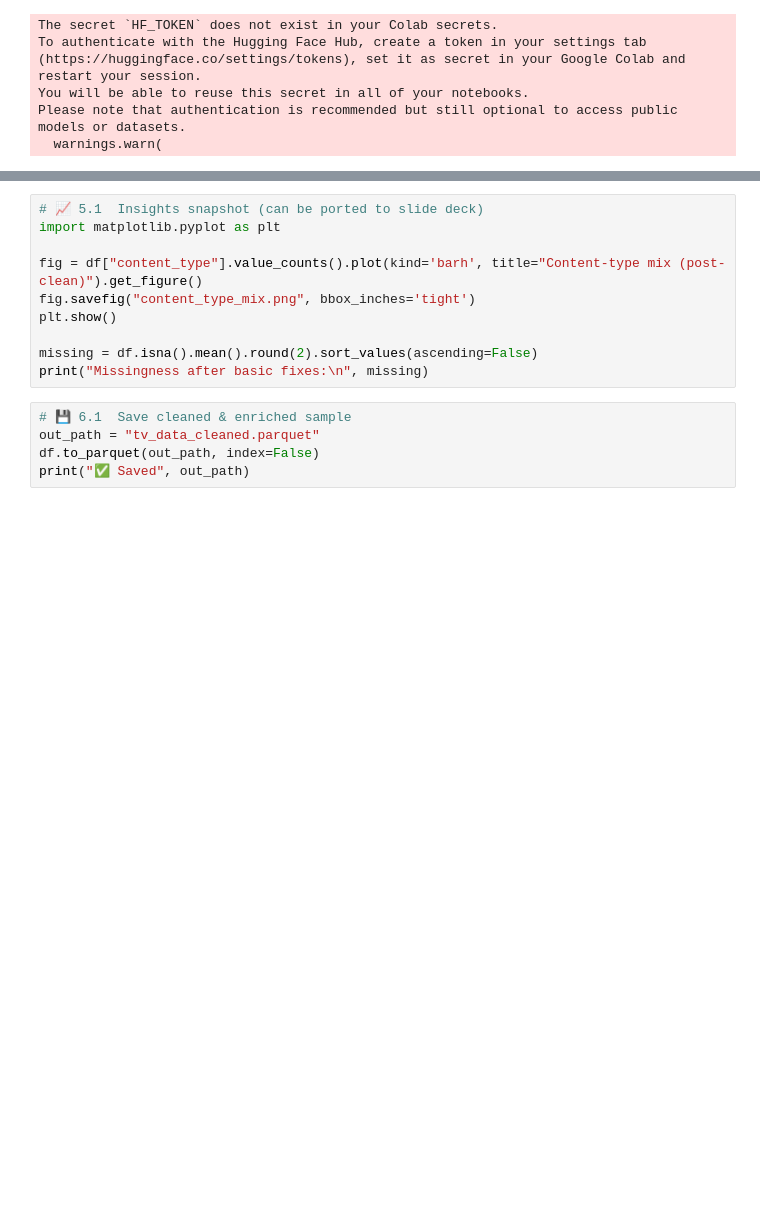
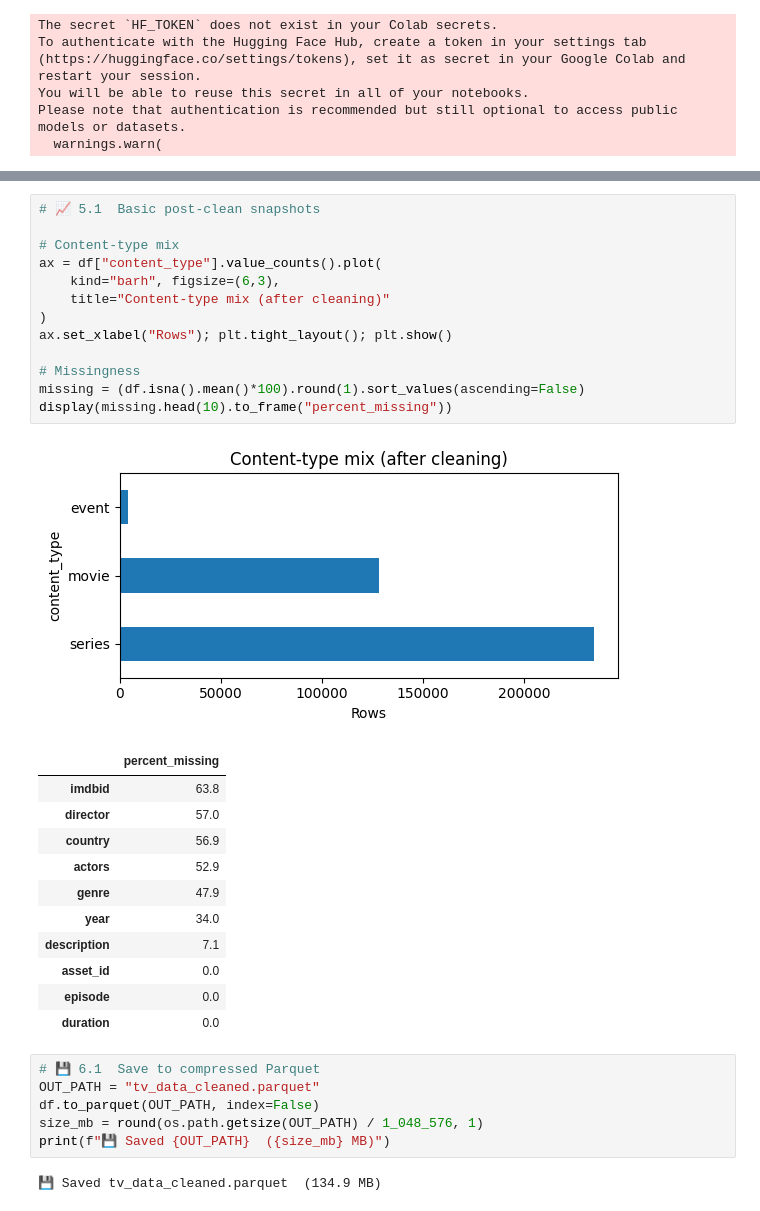
Before and after one commit to aurimas13/tv-data-quality, a Jupyter notebook: notebooks/Telia_Homework.ipynb, the cells around one changed output, grey strips where cells are left out. Cells and saved outputs as stored; diff of their text form; blank space fills up the shorter version.

```diff
--- a/notebooks/Telia_Homework.ipynb
+++ b/notebooks/Telia_Homework.ipynb
@@ -144,15 +171,34 @@ print("Created", df["cluster_id"].nunique(), "content groupings")
 # %%
-# 📈 5.1  Insights snapshot (can be ported to slide deck)
-import matplotlib.pyplot as plt
+# 📈 5.1  Basic post-clean snapshots
 
-fig = df["content_type"].value_counts().plot(kind='barh', title="Content-type mix (post-clean)").get_figure()
-fig.savefig("content_type_mix.png", bbox_inches='tight')
-plt.show()
+# Content-type mix
+ax = df["content_type"].value_counts().plot(
+    kind="barh", figsize=(6,3),
+    title="Content-type mix (after cleaning)"
+)
+ax.set_xlabel("Rows"); plt.tight_layout(); plt.show()
 
-missing = df.isna().mean().round(2).sort_values(ascending=False)
-print("Missingness after basic fixes:\n", missing)
+# Missingness
+missing = (df.isna().mean()*100).round(1).sort_values(ascending=False)
+display(missing.head(10).to_frame("percent_missing"))
+# %% [output]
+[figure, added]
+|  | percent_missing |
+| imdbid | 63.8 |
+| director | 57.0 |
+| country | 56.9 |
+| actors | 52.9 |
+| genre | 47.9 |
+| year | 34.0 |
+| description | 7.1 |
+| asset_id | 0.0 |
+| episode | 0.0 |
+| duration | 0.0 |
 # %%
-# 💾 6.1  Save cleaned & enriched sample
-out_path = "tv_data_cleaned.parquet"
-df.to_parquet(out_path, index=False)
-print("✅ Saved", out_path)
+# 💾 6.1  Save to compressed Parquet
+OUT_PATH = "tv_data_cleaned.parquet"
+df.to_parquet(OUT_PATH, index=False)
+size_mb = round(os.path.getsize(OUT_PATH) / 1_048_576, 1)
+print(f"💾 Saved {OUT_PATH}  ({size_mb} MB)")
+# %% [output]
+💾 Saved tv_data_cleaned.parquet  (134.9 MB)
```
Also changed, not shown: parts of 3 cells of this notebook.
